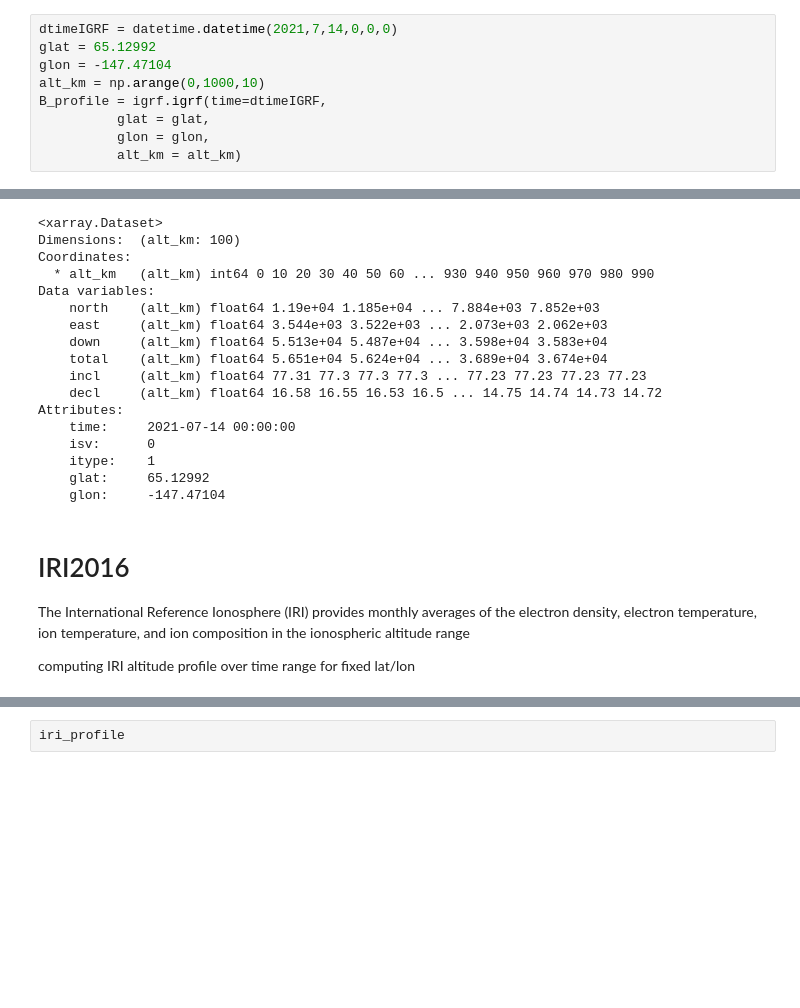
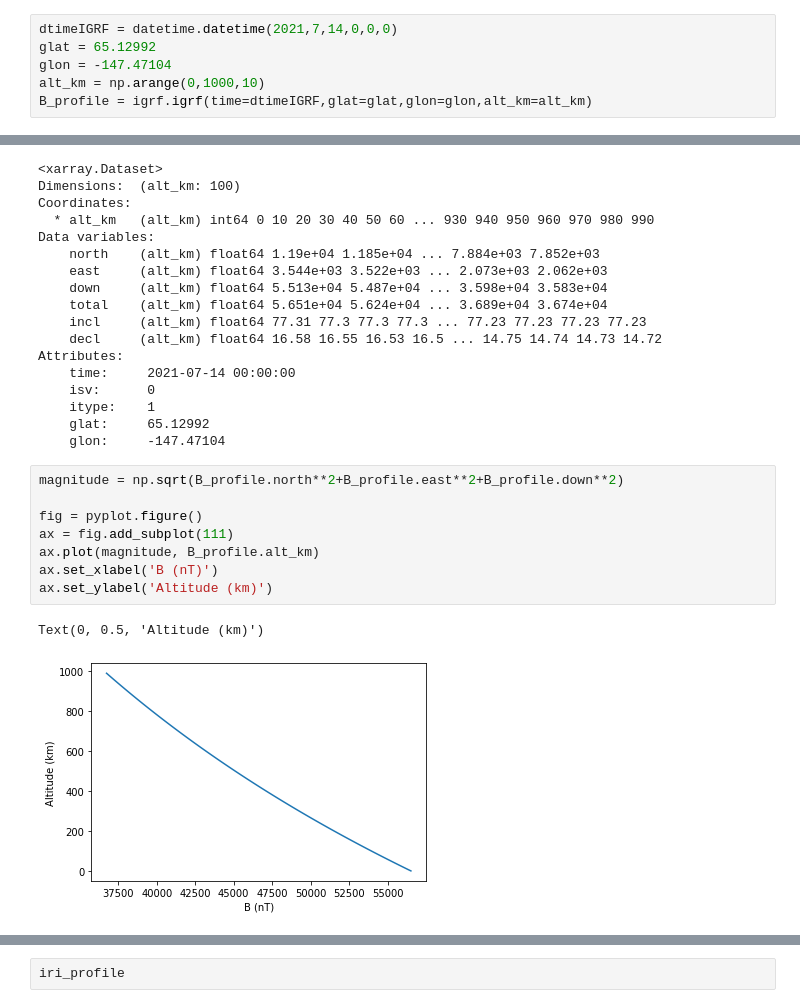
Before and after one commit to EarthCubeInGeo/resen-core, a Jupyter notebook: tutorials/EmpiricalModels.ipynb, the cells around one changed output, grey strips where cells are left out. Cells and saved outputs as stored; diff of their text form; blank space fills up the shorter version.

```diff
--- a/tutorials/EmpiricalModels.ipynb
+++ b/tutorials/EmpiricalModels.ipynb
@@ -13,10 +21,7 @@ dtimeIGRF = datetime.datetime(2021,7,14,0,0,0)
 glat = 65.12992
 glon = -147.47104
 alt_km = np.arange(0,1000,10)
-B_profile = igrf.igrf(time=dtimeIGRF,
-          glat = glat,
-          glon = glon,
-          alt_km = alt_km)
+B_profile = igrf.igrf(time=dtimeIGRF,glat=glat,glon=glon,alt_km=alt_km)
 # %%
 B_profile
 # %% [output]
@@ -37,9 +42,14 @@ Attributes:
     itype:    1
     glat:     65.12992
     glon:     -147.47104
-# %% [markdown]
-# IRI2016
-
-The International Reference Ionosphere (IRI) provides monthly averages of the electron density, electron temperature, ion temperature, and ion composition in the ionospheric altitude range
-
-computing IRI altitude profile over time range for fixed lat/lon
+# %%
+magnitude = np.sqrt(B_profile.north**2+B_profile.east**2+B_profile.down**2)
+
+fig = pyplot.figure()
+ax = fig.add_subplot(111)
+ax.plot(magnitude, B_profile.alt_km)
+ax.set_xlabel('B (nT)')
+ax.set_ylabel('Altitude (km)')
+# %% [output]
+Text(0, 0.5, 'Altitude (km)')
+[figure, added]
```
Also changed, not shown: parts of 11 cells of this notebook.
